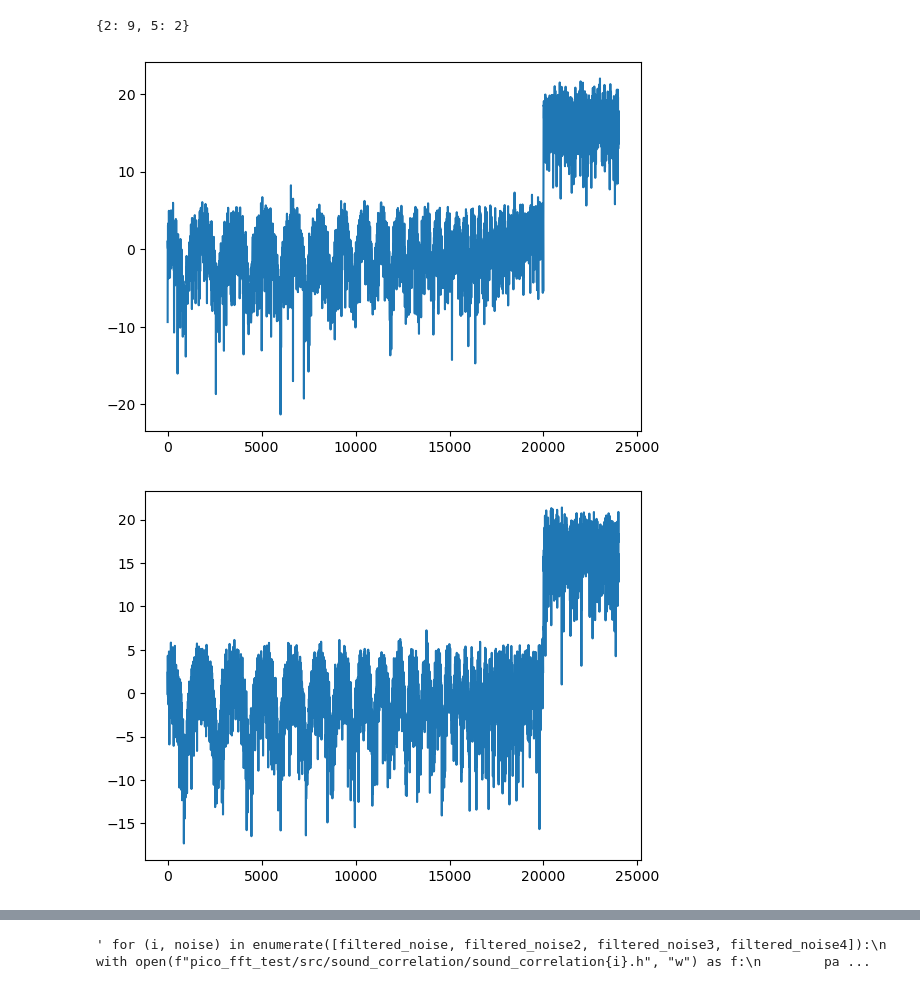
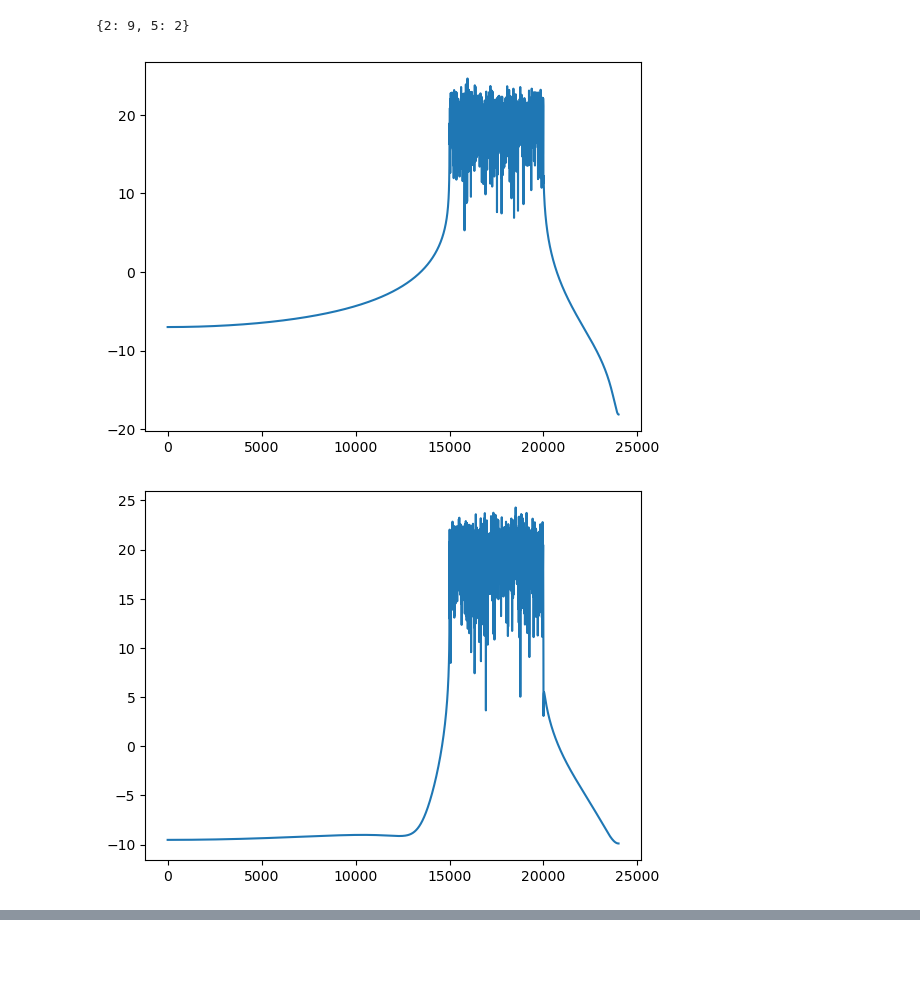
Before and after one commit to autocart-capstone/autocart, a Jupyter notebook: SourceCodes/sound_localization/misc/playground.ipynb, the cells around one changed output, grey strips where cells are left out. Drawn from its saved outputs; the diff is of its cells as text; code cells hidden in the pictures; blank space fills up the shorter version.

```diff
--- a/SourceCodes/sound_localization/misc/playground.ipynb
+++ b/SourceCodes/sound_localization/misc/playground.ipynb
@@ -52,57 +52,44 @@ import matplotlib.pyplot as plt
 import scipy as sp
 
 # FIR filter
-filter_order = 100
-cutoffs = [20000, 24000]
+filter_order = 10000000
+cutoffs = [15000, 20000]
 #cutoffs = [1000, 10000]
 #fir_coeff = sp.signal.firwin(filter_order, cutoffs[0], pass_zero='highpass', window='hann', fs=Fs)
-sos_filt = sp.signal.cheby2(filter_order, 100, cutoffs[0], btype='highpass', fs=Fs, output='sos')
-#fir_coeff = sp.signal.firwin(filter_order, cutoffs, pass_zero='bandpass', window='hann', fs=Fs)
+#sos_filt = sp.signal.cheby2(filter_order, 100, cutoffs[0], btype='highpass', fs=Fs, output='sos')
+fir_coeff = sp.signal.firwin(filter_order, cutoffs, pass_zero='bandpass', window='hann', fs=Fs)
 #sp.signal.freqz(fir_coeff, plot=lambda w, h: plt.plot(w*Fs/np.pi/2, 10 * np.log10(np.abs(h))))
 #plt.show()
 
 ## Generate noise
 def make_noise(seed):
     rng = np.random.default_rng(seed)
-    #white_noise = rng.normal(size=Nw)
-    white_noise = rng.uniform(-1, 1, size=Nw)
+    white_noise = rng.normal(size=Nw)
+    #white_noise = rng.uniform(-1, 1, size=Nw)
     #white_noise = rng.integers(-1, 2, size=Nw)
     #white_noise = rng.integers(2, size=Nw)*2 - 1
     #white_noise = np.cbrt(rng.uniform(-1, 1, size=Nw))
     # plot filter
 
 
     # Applying the FIR filter to the white noise
-    #filtered_noise = sp.signal.convolve(white_noise, fir_coeff, mode='same')
-    filtered_noise = sp.signal.sosfilt(sos_filt, white_noise)
+    filtered_noise = sp.signal.convolve(white_noise, fir_coeff, mode='same')
+    #filtered_noise = sp.signal.sosfilt(sos_filt, white_noise)
 
     # plot noise
     noise_fft = sp.fft.rfft(filtered_noise)
     n=len(noise_fft)
     f = np.arange(n)*Fs/n/2
     plt.figure()
     plt.plot(f, 10 * np.log10(np.abs(noise_fft)))
     plt.show()
 
     return filtered_noise / max(filtered_noise)
 
-def find_best():
-    #best = [(349.86595152077996, 570), (341.6711598993898, 797), (339.4818560786098, 914), (333.3386605738086, 564)] normal cbrt
-    #best = [(636.9564723016721, 564), (625.8389302895939, 661), (611.8865163886235, 711), (606.0413846722969, 932)] uniform
-    best = [(0, -1)]*4
-    for i in range(1000):
-        noise = make_noise(i)
-        m = np.sum(noise**2)
-        for j in range(4):
-            if m > best[j][0]:
-                best[j] = (m, i)
-                break
-    print(best)
-#find_best()
-filtered_noise = make_noise(564)
+filtered_noise1 = make_noise(564)
 filtered_noise2 = make_noise(661)
 filtered_noise3 = make_noise(711)
 filtered_noise4 = make_noise(932)
 # %% [output]
-[figure, old version]
+[figure, new version]
-[figure, old version]
+[figure, new version]
@@ -132,7 +119,7 @@ for (i, noise) in enumerate([filtered_noise, filtered_noise2, filtered_noise3, f
             f.write(s)
         f.write("};\n")
 # %%
-for (i, noise) in enumerate([filtered_noise, filtered_noise2, filtered_noise3, filtered_noise4]):
+for (i, noise) in enumerate([filtered_noise1, filtered_noise2, filtered_noise3, filtered_noise4]):
     with open(f"pico_fft_test/src/sound_correlation/sound_correlation{i}.h", "w") as f:
         padded = np.pad(noise, (0, record_len-Nw), 'constant', constant_values=0)
         #padded *= 2**15-1
@@ -188,8 +175,6 @@ for (i, noise) in enumerate([filtered_noise, filtered_noise2, filtered_noise3, f
             s = "    " + ", ".join(padded[window:window+10]) + ",\n"
             f.write(s)
         f.write("};\n")  """
-# %% [output]
-' for (i, noise) in enumerate([filtered_noise, filtered_noise2, filtered_noise3, filtered_noise4]):\n    with open(f"pico_fft_test/src/sound_correlation/sound_correlation{i}.h", "w") as f:\n        pa ...
 # %%
 import numpy as np
 import matplotlib.pyplot as plt
```
Also changed, not shown: parts of 8 cells of this notebook, 18 other files.
